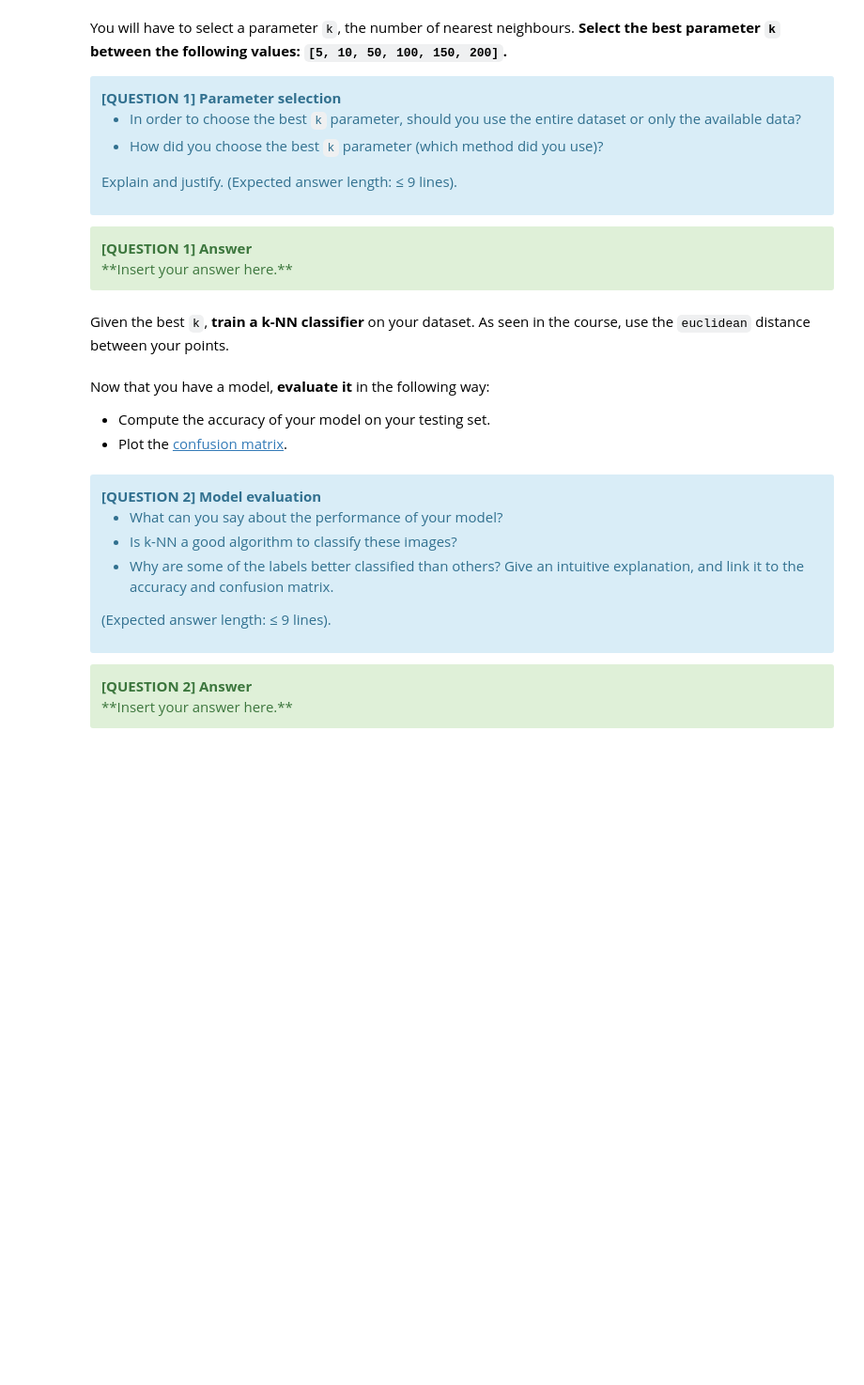
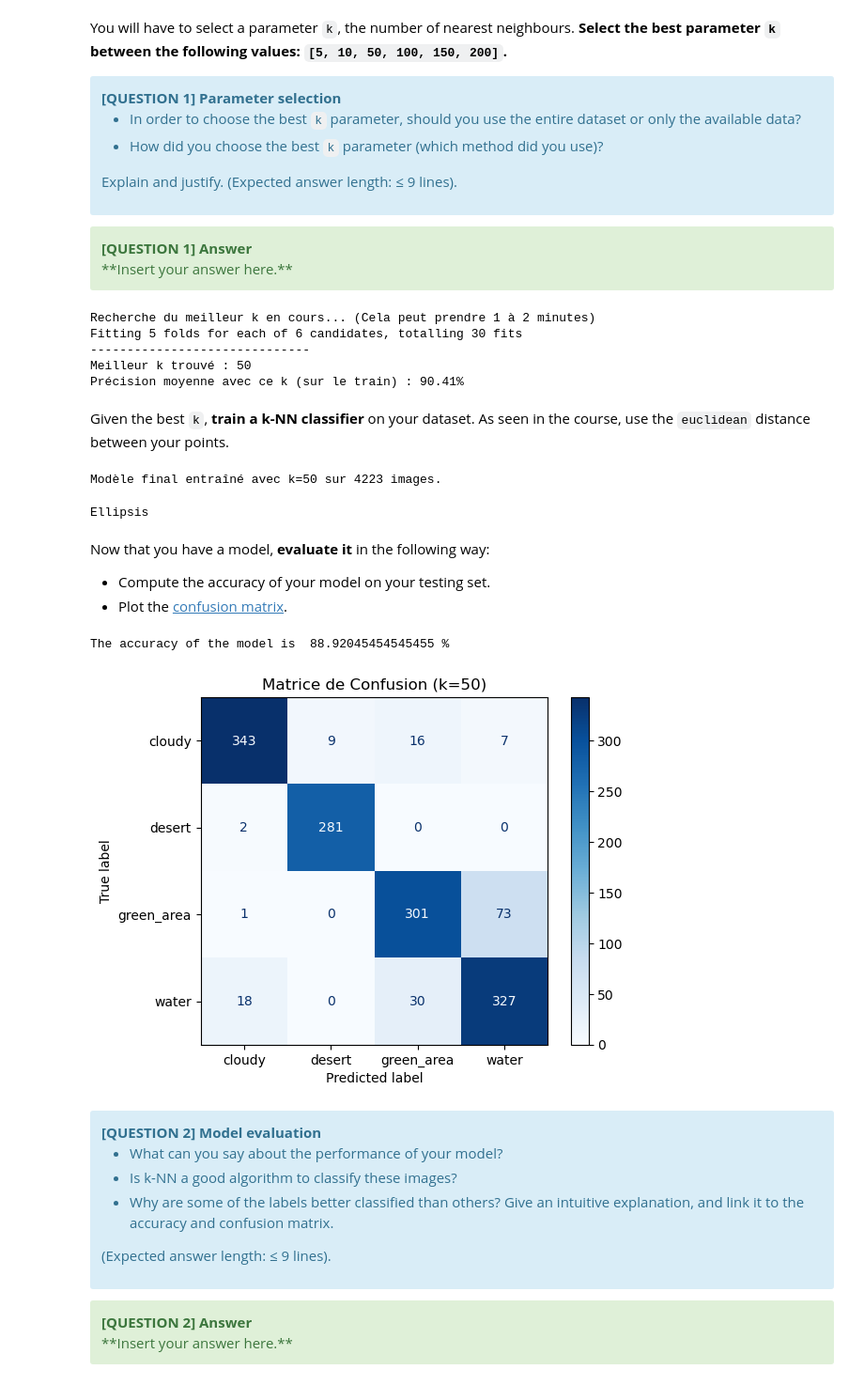
Before and after one commit to arthurbackes/hackathon2, a Jupyter notebook: hackathon_etudiant.ipynb, the cells around one changed output. Shown at 94% size. Cells and saved outputs as stored; diff of their text form; code cells hidden in the pictures; blank space fills up the shorter version.

```diff
--- a/hackathon_etudiant.ipynb
+++ b/hackathon_etudiant.ipynb
@@ -176,24 +283,89 @@ Explain and justify. (Expected answer length: &le; 9 lines).
 </div>
 # %%
 # TO DO: find the best 'k' parameter
-k = ...
+# Définition des valeurs de k à tester (imposées par l'énoncé)
+k_values = [5, 10, 50, 100, 150, 200]
+param_grid = {'n_neighbors': k_values}
+
+# Création du modèle k-NN de base
+knn = KNeighborsClassifier()
+
+# Configuration de la recherche (GridSearch)
+# cv=5 signifie qu'on fait une validation croisée à 5 plis (5-fold)
+grid_search = GridSearchCV(knn, param_grid, cv=5, scoring='accuracy', verbose=1)
+
+print("Recherche du meilleur k en cours... (Cela peut prendre 1 à 2 minutes)")
+# Lancement de la recherche sur les données d'entraînement
+grid_search.fit(X_train, y_train)
+
+# Récupération des résultats
+best_k = grid_search.best_params_['n_neighbors']
+best_score = grid_search.best_score_
+
+print("-" * 30)
+print(f"Meilleur k trouvé : {best_k}")
+print(f"Précision moyenne avec ce k (sur le train) : {best_score:.2%}")
+
+# On garde le meilleur modèle en mémoire pour la suite
+best_model = grid_search.best_estimator_
+# %% [output]
+Recherche du meilleur k en cours... (Cela peut prendre 1 à 2 minutes)
+Fitting 5 folds for each of 6 candidates, totalling 30 fits
+------------------------------
+Meilleur k trouvé : 50
+Précision moyenne avec ce k (sur le train) : 90.41%
 # %% [markdown]
 Given the best `k`, **train a k-NN classifier** on your dataset. As seen in the course, use the `euclidean` distance between your points.
 # %%
 # TO DO: instantiate a k-NN classifier and train it on the satellite dataset
-model = KNeighborsClassifier(...)
-...
+
+# On utilise le k=50 trouvé grâce au GridSearchCV précédent
+k_best = 50
+
+# 1. Instanciation du modèle avec le bon paramètre
+model = KNeighborsClassifier(n_neighbors=k_best, metric='euclidean')
+
+# 2. Entraînement final sur TOUTES les données d'entraînement (X_train)
+model.fit(X_train, y_train)
+
+print(f"Modèle final entraîné avec k={k_best} sur {len(X_train)} images.")
+# %% [output]
+Modèle final entraîné avec k=50 sur 4223 images.
+Ellipsis
 # %% [markdown]
 Now that you have a model, **evaluate it** in the following way:
 - Compute the accuracy of your model on your testing set.
 - Plot the [confusion matrix](https://en.wikipedia.org/wiki/Confusion_matrix).
 # %%
 # TO DO: compute the accuracy on the testing set
-accuracy = ...
-print("The accuracy of the model is ", accuracy, "%")
+
+# 1. On demande au modèle de prédire les étiquettes pour les images de test
+y_pred = model.predict(X_test)
+
+# 2. On compare avec les vraies réponses (y_test)
+# On multiplie par 100 pour avoir un pourcentage lisible
+accuracy = accuracy_score(y_test, y_pred) * 100
+
+print("The accuracy of the model is ", accuracy , "%")
+# %% [output]
+The accuracy of the model is  88.92045454545455 %
 # %%
 # TO DO: compute and plot the confusion matrix for the test set
-cm = ...
+
+# 1. On force la liste des classes pour être sûr d'avoir les 4 du Satellite
+# (Cela corrige votre erreur de taille 2 vs 4)
+class_names = ["cloudy", "desert", "green_area", "water"]
+
+# 2. Création de la matrice
+cm = confusion_matrix(y_test, y_pred)
+
+# 3. Affichage graphique
+disp = ConfusionMatrixDisplay(confusion_matrix=cm, display_labels=class_names)
+disp.plot(cmap=plt.cm.Blues)
+plt.title(f"Matrice de Confusion (k={best_k})")
+plt.show()
+# %% [output]
+[figure, added]
 # %% [markdown]
 <div class="alert alert-info">
 <b>[QUESTION 2] Model evaluation</b>  <br>
```
Also changed, not shown: parts of 4 cells of this notebook.
